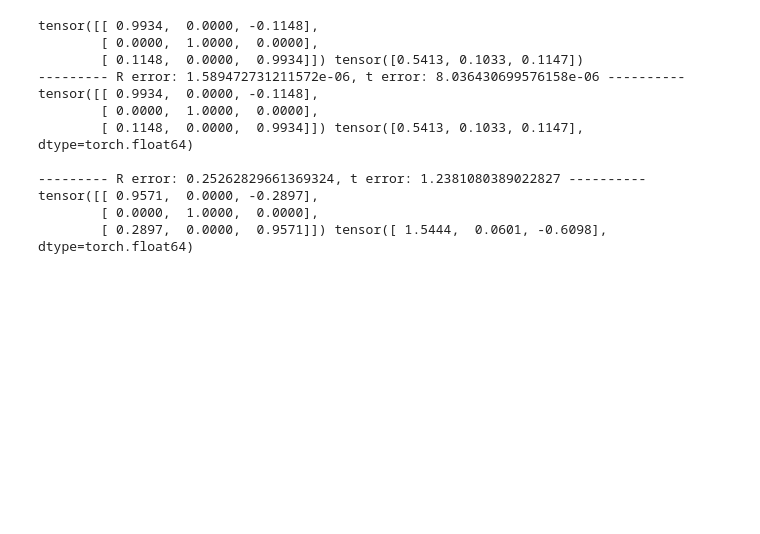
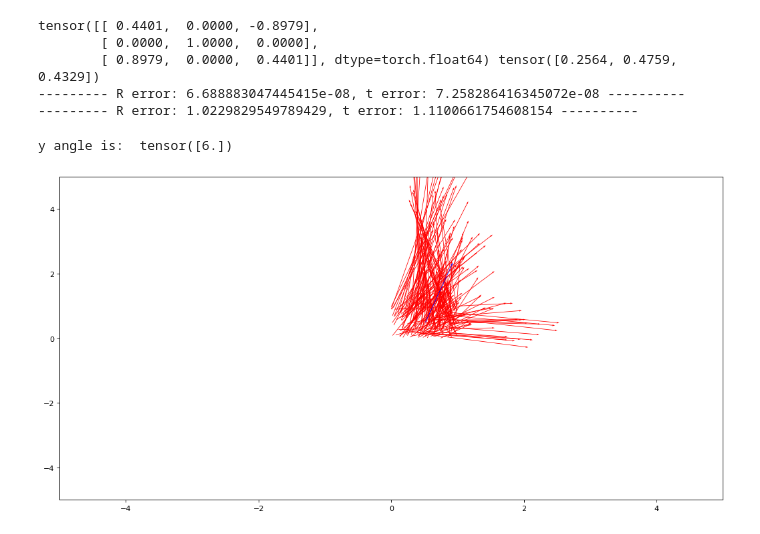
Before and after one commit to bohdanhlovatskyi/pose_estimation, a Jupyter notebook: Solver.ipynb, the cells around one changed output. Cells and saved outputs as stored; diff of their text form; code cells hidden in the pictures; blank space fills up the shorter version.

Commit message:
ready to get displacements

```diff
--- a/Solver.ipynb
+++ b/Solver.ipynb
@@ -183,20 +85,30 @@ x1, x2, X1, X2, R, t
+# %%
+def generate_examples(num_of_examples: int, dev: tuple[float, float] = (0., 0.)):
+    R, rand_angle = get_random_upward(*dev)
+    t = torch.rand(3, )
+
+    xs, Xs = [], []
+    for i in range(num_of_examples):
+        x1, x2, X1, X2 = _generate_example(R, t)
+        xs.append((x1, x2))
+        Xs.append((X1, X2))
+
+    return xs, Xs, R, t, rand_angle
 # %%
-print(Rg, tg)
-for R, t in solver(torch.stack([x1, x2]), torch.stack([X1, X2])):
-    re, te = Up2P.validate_sol(R, t, Rg, tg)
-    print(f"--------- R error: {re.float()}, t error: {te.float()} ----------")
-    print(R,  t)
-    print()
+from solver import Up2P
+def assert_correctness():
+    solver = Up2P()
+    xs, Xs, Rg, tg, _ = generate_examples(1)
+    print(Rg, tg)
+    xs, Xs = xs[0], Xs[0]
+    for R, t in solver(torch.stack(xs), torch.stack(Xs)):
+        re, te = Up2P.validate_sol(R, t, Rg, tg)
+        print(f"--------- R error: {re.float()}, t error: {te.float()} ----------")
+
+assert_correctness()
 # %% [output]
-tensor([[ 0.9934,  0.0000, -0.1148],
+tensor([[ 0.4401,  0.0000, -0.8979],
         [ 0.0000,  1.0000,  0.0000],
-        [ 0.1148,  0.0000,  0.9934]]) tensor([0.5413, 0.1033, 0.1147])
---------- R error: 1.589472731211572e-06, t error: 8.036430699576158e-06 ----------
-tensor([[ 0.9934,  0.0000, -0.1148],
-        [ 0.0000,  1.0000,  0.0000],
-        [ 0.1148,  0.0000,  0.9934]]) tensor([0.5413, 0.1033, 0.1147], dtype=torch.float64)
-
---------- R error: 0.25262829661369324, t error: 1.2381080389022827 ----------
-tensor([[ 0.9571,  0.0000, -0.2897],
-        [ 0.0000,  1.0000,  0.0000],
-        [ 0.2897,  0.0000,  0.9571]]) tensor([ 1.5444,  0.0601, -0.6098], dtype=torch.float64)
+        [ 0.8979,  0.0000,  0.4401]], dtype=torch.float64) tensor([0.2564, 0.4759, 0.4329])
+--------- R error: 6.688883047445415e-08, t error: 7.258286416345072e-08 ----------
+--------- R error: 1.0229829549789429, t error: 1.1100661754608154 ----------
@@ -202,0 +170,35 @@ tensor([[ 0.9571,  0.0000, -0.2897],
+# %%
+def plot_displacements(gt, proj):
+    X = [elm[0] for elm in gt]
+    Y = [elm[1] for elm in gt]
+    U = [elm[0] for elm in proj]
+    V = [elm[1] for elm in proj]
+    fig, axes = plt.subplots(nrows=1, ncols=1, figsize=(16, 8), dpi=80)
+    axes.quiver(X, Y, U, V,
+                           color='r',
+                           units='xy',
+                           scale=1,
+                           width=0.01
+                          )
+
+    axes.quiver(np.mean(X), np.mean(Y), np.mean(U), np.mean(V),
+                           color='b',
+                           units='xy',
+                           scale=1,
+                           width=0.01
+                          )
+    # axes.set_xlim(-640, 640)
+    # axes.set_ylim(-640, 640)
+    axes.set_xlim(-5, 5)
+    axes.set_ylim(-5, 5)
+    # fig.suptitle(path, fontsize=16)
+    # fig.tight_layout()
+
+    plt.show()
+# %%
+gt, proj, y_angle = get_displacements(100, (15,  0))
+print("y angle is: ", y_angle)
+plot_displacements(gt, proj)
+# %% [output]
+y angle is:  tensor([6.])
+[figure, added]
```
Also changed, not shown: parts of 14 cells of this notebook, 2 other files.
